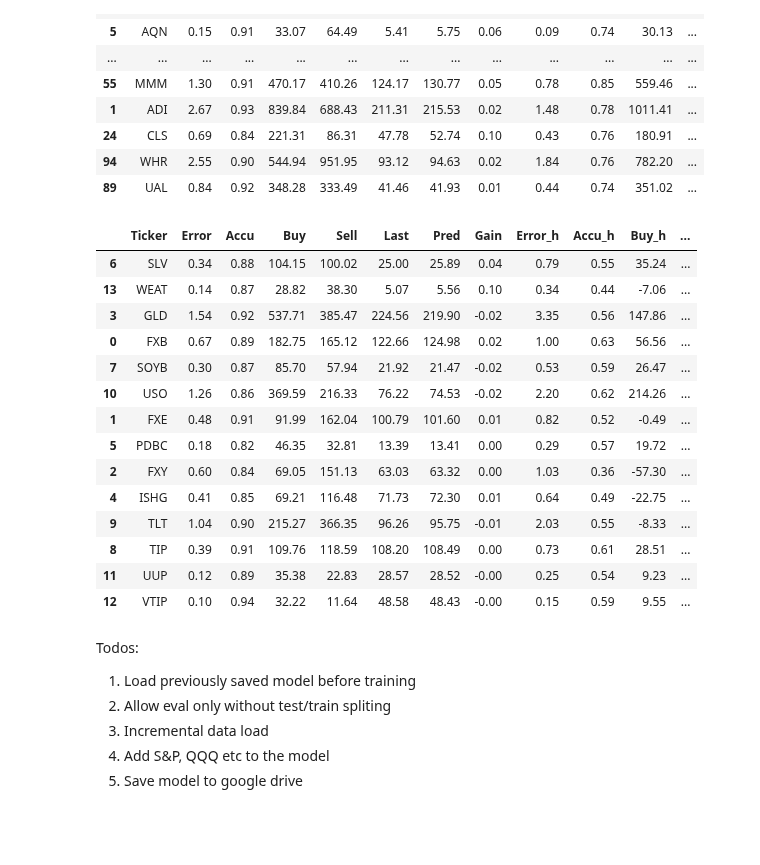
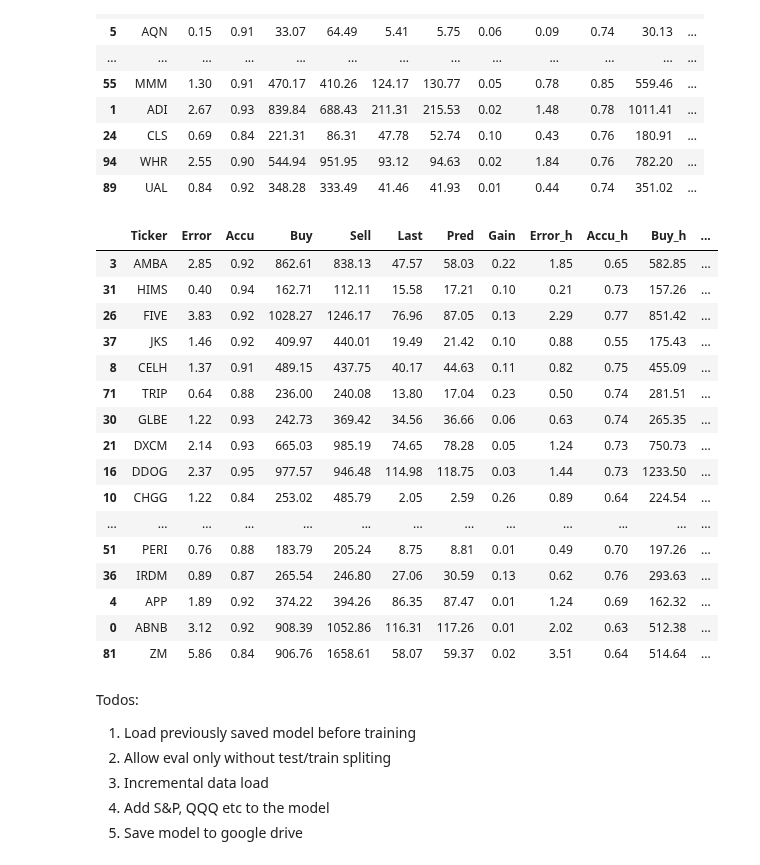
Before and after one commit to ahsank/StockML, a Jupyter notebook: TestLocal.ipynb, the cells around one changed output. Drawn from its saved outputs; the diff is of its cells as text; code cells hidden in the pictures; blank space fills up the shorter version.

```diff
--- a/TestLocal.ipynb
+++ b/TestLocal.ipynb
@@ -215,25 +215,27 @@ df  = pipeline.runModelCombinedVola(tickers, model, mod, True, loss=findata.Hube
 # %%
 addAllocHL(df, 0.10, 1)
 df1 = df[df.Gain > 0]
 pd.options.display.max_columns = None
-df.iloc[(df.Alloc * abs(df.Gain_f)).sort_values(ascending=False).index].head(50)
-# df1.sort_values('Alloc', ascending=False).head(50)
+# df.iloc[(df.Alloc * abs(df.Gain_f)).sort_values(ascending=False).index].head(50)
+df1.sort_values('Alloc', ascending=False).head(50)
 # %% [output]
 |  | Ticker | Error | Accu | Buy | Sell | Last | Pred | Gain | Error_h | Accu_h | Buy_h | ... |
-| 6 | SLV | 0.34 | 0.88 | 104.15 | 100.02 | 25.00 | 25.89 | 0.04 | 0.79 | 0.55 | 35.24 | ... |
-| 13 | WEAT | 0.14 | 0.87 | 28.82 | 38.30 | 5.07 | 5.56 | 0.10 | 0.34 | 0.44 | -7.06 | ... |
-| 3 | GLD | 1.54 | 0.92 | 537.71 | 385.47 | 224.56 | 219.90 | -0.02 | 3.35 | 0.56 | 147.86 | ... |
-| 0 | FXB | 0.67 | 0.89 | 182.75 | 165.12 | 122.66 | 124.98 | 0.02 | 1.00 | 0.63 | 56.56 | ... |
-| 7 | SOYB | 0.30 | 0.87 | 85.70 | 57.94 | 21.92 | 21.47 | -0.02 | 0.53 | 0.59 | 26.47 | ... |
-| 10 | USO | 1.26 | 0.86 | 369.59 | 216.33 | 76.22 | 74.53 | -0.02 | 2.20 | 0.62 | 214.26 | ... |
-| 1 | FXE | 0.48 | 0.91 | 91.99 | 162.04 | 100.79 | 101.60 | 0.01 | 0.82 | 0.52 | -0.49 | ... |
-| 5 | PDBC | 0.18 | 0.82 | 46.35 | 32.81 | 13.39 | 13.41 | 0.00 | 0.29 | 0.57 | 19.72 | ... |
-| 2 | FXY | 0.60 | 0.84 | 69.05 | 151.13 | 63.03 | 63.32 | 0.00 | 1.03 | 0.36 | -57.30 | ... |
-| 4 | ISHG | 0.41 | 0.85 | 69.21 | 116.48 | 71.73 | 72.30 | 0.01 | 0.64 | 0.49 | -22.75 | ... |
-| 9 | TLT | 1.04 | 0.90 | 215.27 | 366.35 | 96.26 | 95.75 | -0.01 | 2.03 | 0.55 | -8.33 | ... |
-| 8 | TIP | 0.39 | 0.91 | 109.76 | 118.59 | 108.20 | 108.49 | 0.00 | 0.73 | 0.61 | 28.51 | ... |
-| 11 | UUP | 0.12 | 0.89 | 35.38 | 22.83 | 28.57 | 28.52 | -0.00 | 0.25 | 0.54 | 9.23 | ... |
-| 12 | VTIP | 0.10 | 0.94 | 32.22 | 11.64 | 48.58 | 48.43 | -0.00 | 0.15 | 0.59 | 9.55 | ... |
+| 3 | AMBA | 2.85 | 0.92 | 862.61 | 838.13 | 47.57 | 58.03 | 0.22 | 1.85 | 0.65 | 582.85 | ... |
+| 31 | HIMS | 0.40 | 0.94 | 162.71 | 112.11 | 15.58 | 17.21 | 0.10 | 0.21 | 0.73 | 157.26 | ... |
+| 26 | FIVE | 3.83 | 0.92 | 1028.27 | 1246.17 | 76.96 | 87.05 | 0.13 | 2.29 | 0.77 | 851.42 | ... |
+| 37 | JKS | 1.46 | 0.92 | 409.97 | 440.01 | 19.49 | 21.42 | 0.10 | 0.88 | 0.55 | 175.43 | ... |
+| 8 | CELH | 1.37 | 0.91 | 489.15 | 437.75 | 40.17 | 44.63 | 0.11 | 0.82 | 0.75 | 455.09 | ... |
+| 71 | TRIP | 0.64 | 0.88 | 236.00 | 240.08 | 13.80 | 17.04 | 0.23 | 0.50 | 0.74 | 281.51 | ... |
+| 30 | GLBE | 1.22 | 0.93 | 242.73 | 369.42 | 34.56 | 36.66 | 0.06 | 0.63 | 0.74 | 265.35 | ... |
+| 21 | DXCM | 2.14 | 0.93 | 665.03 | 985.19 | 74.65 | 78.28 | 0.05 | 1.24 | 0.73 | 750.73 | ... |
+| 16 | DDOG | 2.37 | 0.95 | 977.57 | 946.48 | 114.98 | 118.75 | 0.03 | 1.44 | 0.73 | 1233.50 | ... |
+| 10 | CHGG | 1.22 | 0.84 | 253.02 | 485.79 | 2.05 | 2.59 | 0.26 | 0.89 | 0.64 | 224.54 | ... |
+| ... | ... | ... | ... | ... | ... | ... | ... | ... | ... | ... | ... | ... |
+| 51 | PERI | 0.76 | 0.88 | 183.79 | 205.24 | 8.75 | 8.81 | 0.01 | 0.49 | 0.70 | 197.26 | ... |
+| 36 | IRDM | 0.89 | 0.87 | 265.54 | 246.80 | 27.06 | 30.59 | 0.13 | 0.62 | 0.76 | 293.63 | ... |
+| 4 | APP | 1.89 | 0.92 | 374.22 | 394.26 | 86.35 | 87.47 | 0.01 | 1.24 | 0.69 | 162.32 | ... |
+| 0 | ABNB | 3.12 | 0.92 | 908.39 | 1052.86 | 116.31 | 117.26 | 0.01 | 2.02 | 0.63 | 512.38 | ... |
+| 81 | ZM | 5.86 | 0.84 | 906.76 | 1658.61 | 58.07 | 59.37 | 0.02 | 3.51 | 0.64 | 514.64 | ... |
 # %%
 pip install seaborn
 # %%
```
